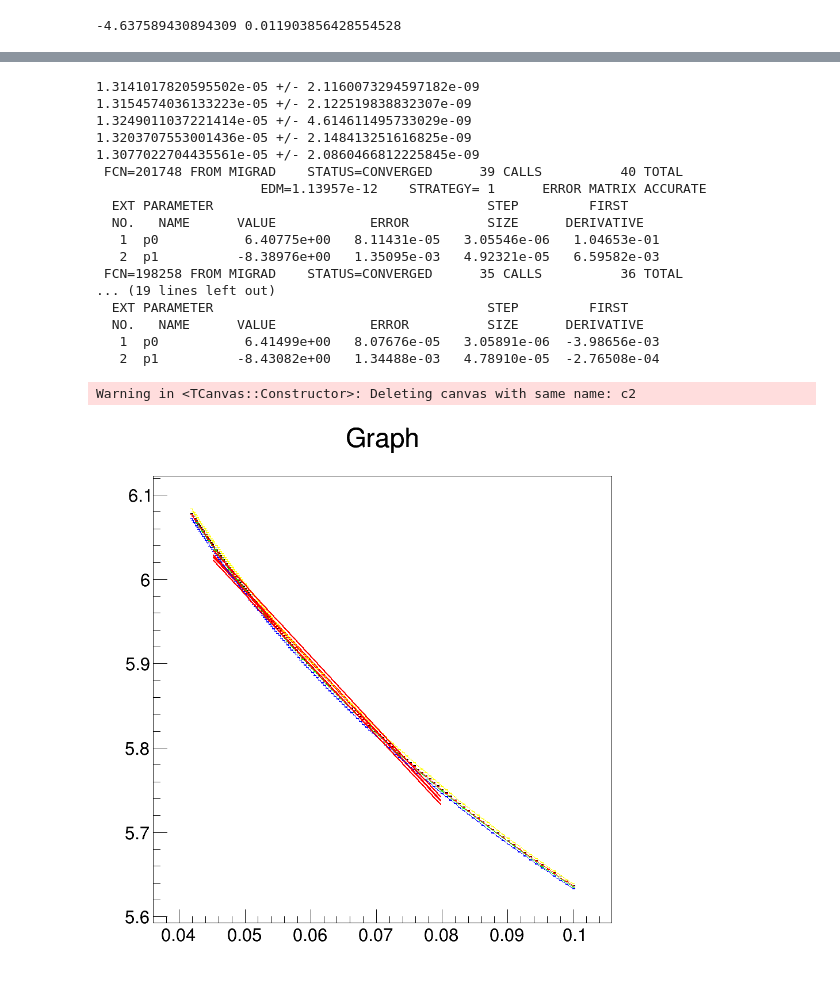
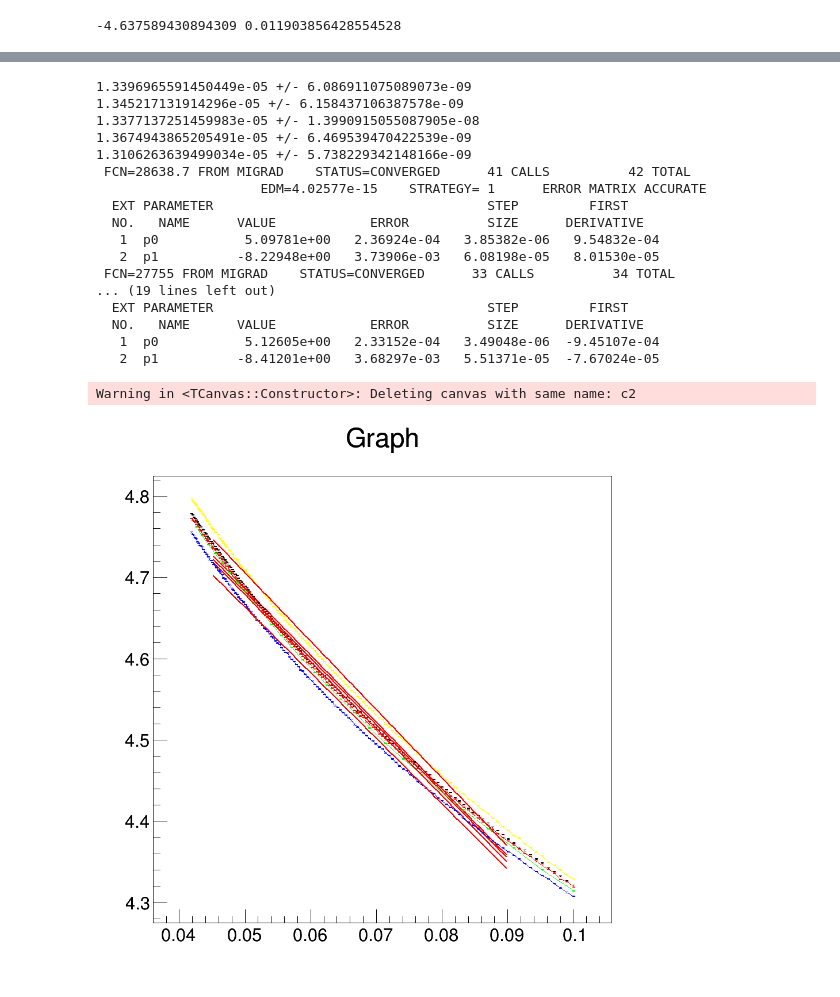
Before and after one commit to francescopolleri/Lab3, a Jupyter notebook: Esperienza_diffusività_termica/Data_analysis_new.ipynb, the cells around one changed output, grey strips where cells are left out. Drawn from its saved outputs; the diff is of its cells as text; code cells hidden in the pictures.

```diff
--- a/Esperienza_diffusività_termica/Data_analysis_new.ipynb
+++ b/Esperienza_diffusività_termica/Data_analysis_new.ipynb
@@ -80,15 +80,25 @@ x=0.021
 f=TF1('f','[0]/sqrt([1]*x)*exp(-[2]/(x*[1]))')
 f.FixParameter(2,x**2/4)
 f.SetParameter(1,1.1e-5)
-g1.Fit('f','','',18,20)
-g2.Fit('f','','',18,20)
-g3.Fit('f','','',18,20)
-g4.Fit('f','','',18,20)
-g5.Fit('f','','',18,20)
+f.SetParameter(0,1)
+g1.Fit('f','','',11,21)
+D1=f.GetParameter(1); eD1=f.GetParError(1); p1=f.GetProb()
+g2.Fit('f','','',11,21)
+D2=f.GetParameter(1); eD2=f.GetParError(1); p2=f.GetProb()
+g3.Fit('f','','',11,21)
+D3=f.GetParameter(1); eD3=f.GetParError(1); p3=f.GetProb()
+g4.Fit('f','','',11,21)
+D4=f.GetParameter(1); eD4=f.GetParError(1); p4=f.GetProb()
+g5.Fit('f','','',11,21)
+D5=f.GetParameter(1); eD5=f.GetParError(1); p5=f.GetProb()
 
 g5.Draw('AP')
 g2.Draw('SAME')
 g3.Draw('SAME')
 g4.Draw('SAME')
 g1.Draw('SAME')
+
+D=np.array([D1,D2,D3,D4,D5]); eD=np.array([eD1,eD2,eD3,eD4,eD5]); p=np.array([p1,p2,p3,p4,p5])
+for i in range (0,D.size):
+    print(D[i],'+/-',eD[i],'p-value = ',p[i])
 # %% [output]
@@ -155,48 +160,48 @@ g5=TGraphErrors(N,1/T5,np.log(np.sqrt(T5)*TC5),e_t,e_TC5)
 g1.SetLineColor(1); g2.SetLineColor(2); g3.SetLineColor(3); g4.SetLineColor(4); g5.SetLineColor(5);
 
 f=TF1('f','[0]+x*[1]')
 
-g1.Fit('f','','',0.045,0.08)
+g1.Fit('f','','',0.045,0.09)
 P1=f.GetParameter(1); eP1=f.GetParError(1)
-g2.Fit('f','','',0.045,0.08)
+g2.Fit('f','','',0.045,0.09)
 P2=f.GetParameter(1);eP2=f.GetParError(1)
-g3.Fit('f','','',0.045,0.08)
+g3.Fit('f','','',0.045,0.09)
 P3=f.GetParameter(1);eP3=f.GetParError(1)
-g4.Fit('f','','',0.045,0.08)
+g4.Fit('f','','',0.045,0.09)
 P4=f.GetParameter(1);eP4=f.GetParError(1)
-g5.Fit('f','','',0.045,0.08)
+g5.Fit('f','','',0.045,0.09)
 P5=f.GetParameter(1);eP5=f.GetParError(1)
 
 g1.Draw('AP')
 g2.Draw('SAME')
 g3.Draw('SAME')
 g4.Draw('SAME')
 g5.Draw('SAME')
 
 x=0.021
 P=np.array([P1,P2,P3,P4,P5]); eP=np.array([eP1,eP2,eP3,eP4,eP5])
 D=np.ones(P.size)*(-x**2)/(4*P)
 eD=np.ones(P.size)*x**2/(4*P**2)*eP
 
 for i in range (0,D.size):
     print(D[i],'+/-',eD[i])
 # %% [output]
-1.3141017820595502e-05 +/- 2.1160073294597182e-09
-1.3154574036133223e-05 +/- 2.122519838832307e-09
-1.3249011037221414e-05 +/- 4.614611495733029e-09
-1.3203707553001436e-05 +/- 2.148413251616825e-09
-1.3077022704435561e-05 +/- 2.0860466812225845e-09
- FCN=201748 FROM MIGRAD    STATUS=CONVERGED      39 CALLS          40 TOTAL
-                     EDM=1.13957e-12    STRATEGY= 1      ERROR MATRIX ACCURATE
+1.3396965591450449e-05 +/- 6.086911075089073e-09
+1.345217131914296e-05 +/- 6.158437106387578e-09
+1.3377137251459983e-05 +/- 1.3990915055087905e-08
+1.3674943865205491e-05 +/- 6.469539470422539e-09
+1.3106263639499034e-05 +/- 5.738229342148166e-09
+ FCN=28638.7 FROM MIGRAD    STATUS=CONVERGED      41 CALLS          42 TOTAL
+                     EDM=4.02577e-15    STRATEGY= 1      ERROR MATRIX ACCURATE
   EXT PARAMETER                                   STEP         FIRST
   NO.   NAME      VALUE            ERROR          SIZE      DERIVATIVE
-   1  p0           6.40775e+00   8.11431e-05   3.05546e-06   1.04653e-01
-   2  p1          -8.38976e+00   1.35095e-03   4.92321e-05   6.59582e-03
- FCN=198258 FROM MIGRAD    STATUS=CONVERGED      35 CALLS          36 TOTAL
+   1  p0           5.09781e+00   2.36924e-04   3.85382e-06   9.54832e-04
+   2  p1          -8.22948e+00   3.73906e-03   6.08198e-05   8.01530e-05
+ FCN=27755 FROM MIGRAD    STATUS=CONVERGED      33 CALLS          34 TOTAL
 ... (19 lines left out)
   EXT PARAMETER                                   STEP         FIRST
   NO.   NAME      VALUE            ERROR          SIZE      DERIVATIVE
-   1  p0           6.41499e+00   8.07676e-05   3.05891e-06  -3.98656e-03
-   2  p1          -8.43082e+00   1.34488e-03   4.78910e-05  -2.76508e-04
+   1  p0           5.12605e+00   2.33152e-04   3.49048e-06  -9.45107e-04
+   2  p1          -8.41201e+00   3.68297e-03   5.51371e-05  -7.67024e-05
 Warning in <TCanvas::Constructor>: Deleting canvas with same name: c2
-[figure, old version]
+[figure, new version]
```
Also changed, not shown: parts of 1 cell of this notebook, 2 other files.
